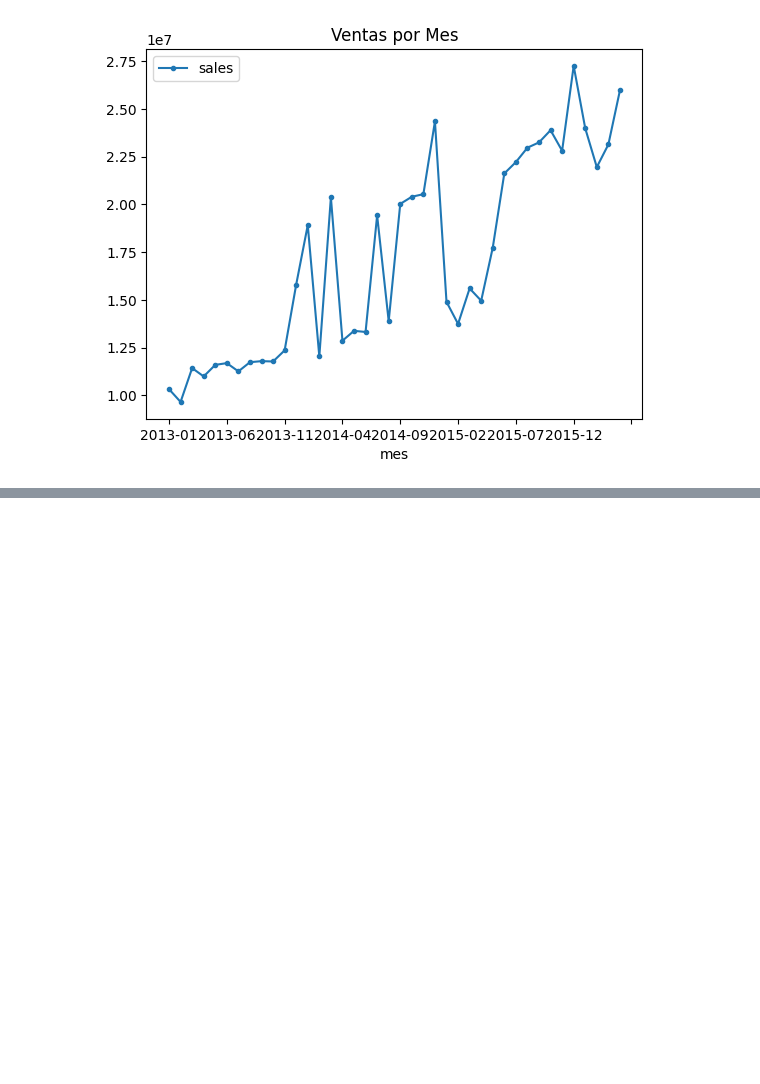
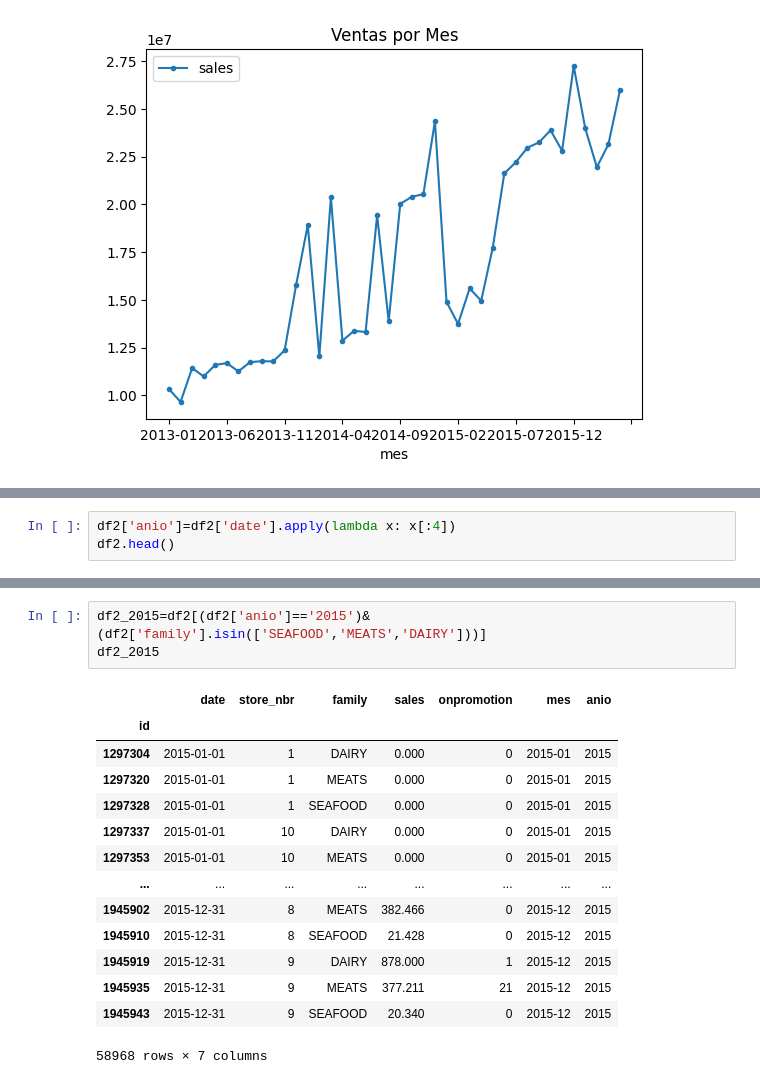
Before and after one commit to lromeror/DataVisualization, a Jupyter notebook: Visualizaciones Univariables/visualizaciones.ipynb, the cells around one changed output, grey strips where cells are left out. Cells and saved outputs as stored; diff of their text form; blank space fills up the shorter version.

```diff
--- a/Visualizaciones Univariables/visualizaciones.ipynb
+++ b/Visualizaciones Univariables/visualizaciones.ipynb
@@ -197,0 +200,3 @@ px.line(bymes,y='sales',title='Ventas por Mes')
+# %%
+df2['anio']=df2['date'].apply(lambda x: x[:4])
+df2.head()
@@ -197,0 +211,18 @@ px.line(bymes,y='sales',title='Ventas por Mes')
+# %%
+df2_2015=df2[(df2['anio']=='2015')&(df2['family'].isin(['SEAFOOD','MEATS','DAIRY']))]
+df2_2015
+# %% [output]
+|  | date | store_nbr | family | sales | onpromotion | mes | anio |
+| id |  |  |  |  |  |  |  |
+| 1297304 | 2015-01-01 | 1 | DAIRY | 0.000 | 0 | 2015-01 | 2015 |
+| 1297320 | 2015-01-01 | 1 | MEATS | 0.000 | 0 | 2015-01 | 2015 |
+| 1297328 | 2015-01-01 | 1 | SEAFOOD | 0.000 | 0 | 2015-01 | 2015 |
+| 1297337 | 2015-01-01 | 10 | DAIRY | 0.000 | 0 | 2015-01 | 2015 |
+| 1297353 | 2015-01-01 | 10 | MEATS | 0.000 | 0 | 2015-01 | 2015 |
+| ... | ... | ... | ... | ... | ... | ... | ... |
+| 1945902 | 2015-12-31 | 8 | MEATS | 382.466 | 0 | 2015-12 | 2015 |
+| 1945910 | 2015-12-31 | 8 | SEAFOOD | 21.428 | 0 | 2015-12 | 2015 |
+| 1945919 | 2015-12-31 | 9 | DAIRY | 878.000 | 1 | 2015-12 | 2015 |
+| 1945935 | 2015-12-31 | 9 | MEATS | 377.211 | 21 | 2015-12 | 2015 |
+| 1945943 | 2015-12-31 | 9 | SEAFOOD | 20.340 | 0 | 2015-12 | 2015 |
+58968 rows × 7 columns
```
Also changed, not shown: parts of 7 cells of this notebook.
